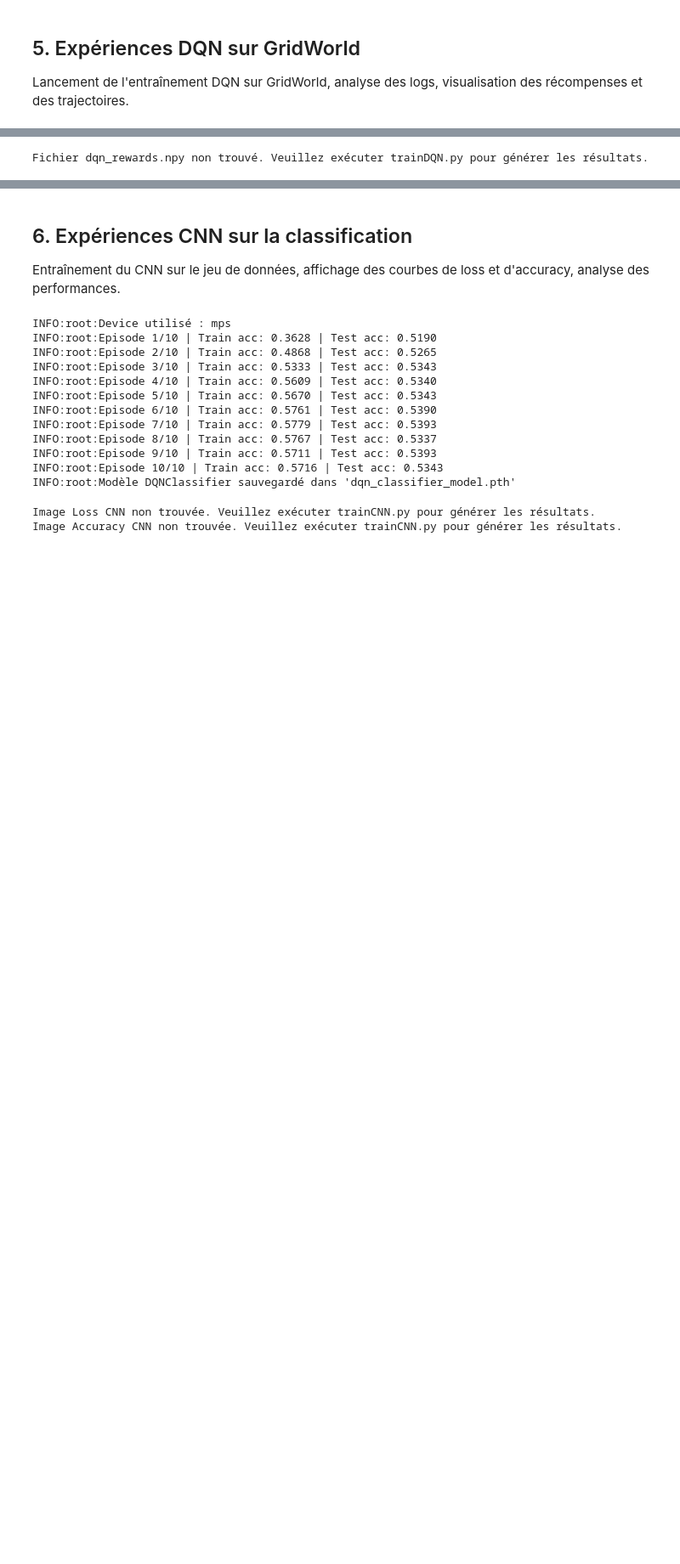
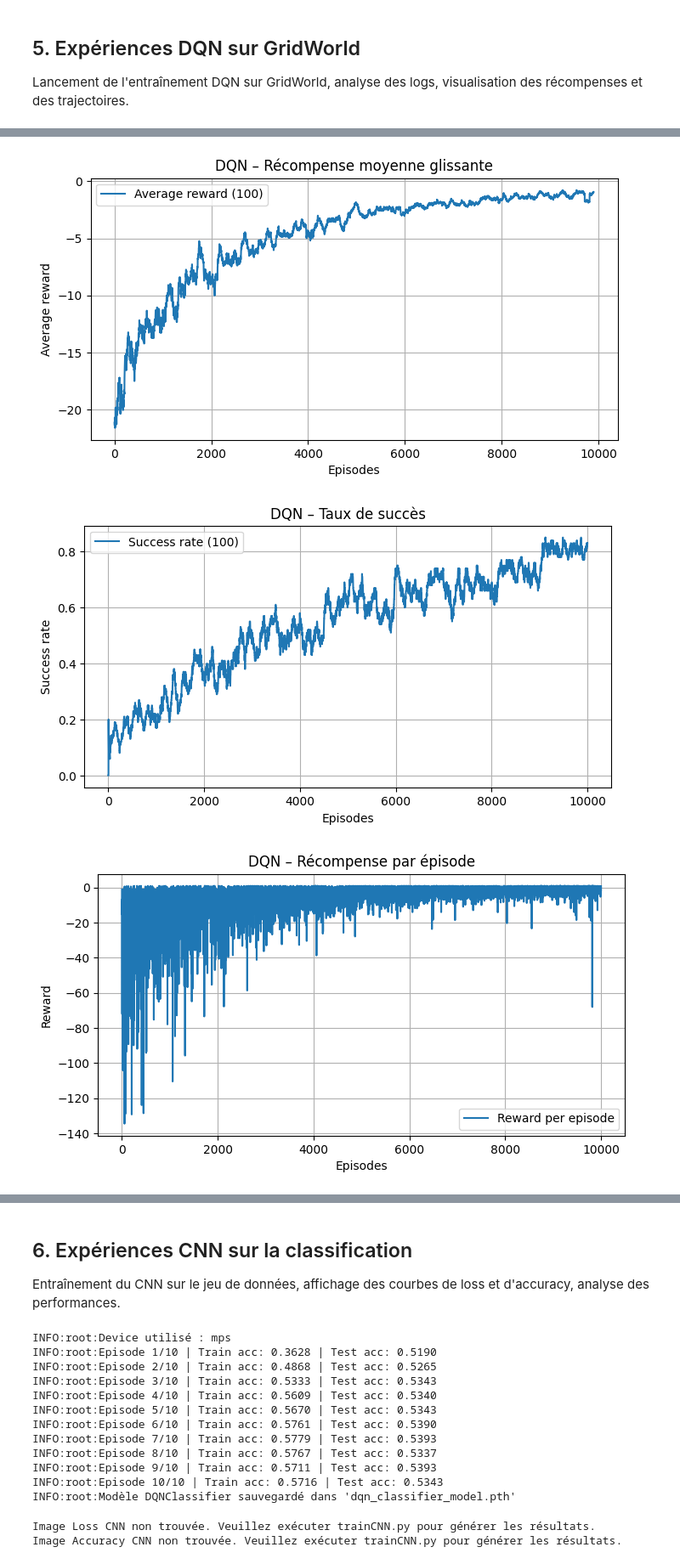
Before and after one commit to Manon-LV/MiniProjet, a Jupyter notebook: mini_projet_final_report.ipynb, the cells around one changed output, grey strips where cells are left out. Shown at 85% size. Drawn from its saved outputs; the diff is of its cells as text; code cells hidden in the pictures; blank space fills up the shorter version.

Commit message:
correction affichage courbes

```diff
--- a/mini_projet_final_report.ipynb
+++ b/mini_projet_final_report.ipynb
@@ -136,22 +136,65 @@ Figure(640x480)
 # %%
-# Affichage des courbes d'apprentissage DQN (GridWorld)
+# Affichage des courbes DQN (avg reward, success, reward, loss, temps)
+import numpy as np
 import matplotlib.pyplot as plt
-import numpy as np
 import os
 
-# Exemple : charger les rewards sauvegardés par trainDQN.py
-rewards_path = os.path.join('..', 'results', '01', 'dqn_rewards.npy')
-if os.path.exists(rewards_path):
-    rewards = np.load(rewards_path)
-    plt.figure(figsize=(8,4))
-    plt.plot(rewards, label='Reward')
-    plt.xlabel('Episode')
-    plt.ylabel('Reward')
-    plt.title('Courbe de récompense DQN (GridWorld)')
-    plt.legend()
-    plt.grid(True)
-    plt.show()
-else:
-    print("Fichier dqn_rewards.npy non trouvé. Veuillez exécuter trainDQN.py pour générer les résultats.")
+base_path = os.path.join('results', '03')
+
+# Average reward (glissante)
+avg_rewards = np.load(os.path.join(base_path, 'dqn_avg_rewards.npy'))
+plt.figure(figsize=(8,4))
+plt.plot(avg_rewards, label='Average reward (100)')
+plt.xlabel('Episodes')
+plt.ylabel('Average reward')
+plt.title('DQN – Récompense moyenne glissante')
+plt.legend()
+plt.grid(True)
+plt.show()
+
+# Success rate
+success_rates = np.load(os.path.join(base_path, 'dqn_success_rates.npy'))
+plt.figure(figsize=(8,4))
+plt.plot(success_rates, label='Success rate (100)')
+plt.xlabel('Episodes')
+plt.ylabel('Success rate')
+plt.title('DQN – Taux de succès')
+plt.legend()
+plt.grid(True)
+plt.show()
+
+# Reward par épisode
+rewards = np.load(os.path.join(base_path, 'dqn_episode_rewards.npy'))
+plt.figure(figsize=(8,4))
+plt.plot(rewards, label='Reward per episode')
+plt.xlabel('Episodes')
+plt.ylabel('Reward')
+plt.title('DQN – Récompense par épisode')
+plt.legend()
+plt.grid(True)
+plt.show()
+
+# Loss
+losses = np.load(os.path.join(base_path, 'dqn_losses.npy'))
+plt.figure(figsize=(8,4))
+plt.plot(losses, label='Loss')
+plt.xlabel('Training steps')
+plt.ylabel('Loss')
+plt.title('DQN – Loss')
+plt.legend()
+plt.grid(True)
+plt.show()
+
+# Temps d'entraînement cumulé
+training_times = np.load(os.path.join(base_path, 'dqn_training_times.npy'))
+plt.figure(figsize=(8,4))
+plt.plot(training_times)
+plt.xlabel('Episodes')
+plt.ylabel('Temps cumulé (s)')
+plt.title("DQN – Temps d'entraînement cumulé")
+plt.grid(True)
+plt.show()
 # %% [output]
-Fichier dqn_rewards.npy non trouvé. Veuillez exécuter trainDQN.py pour générer les résultats.
+[figure, added]
+[figure, added]
+[figure, added]
```
Also changed, not shown: parts of 5 cells of this notebook, 13 other files.
